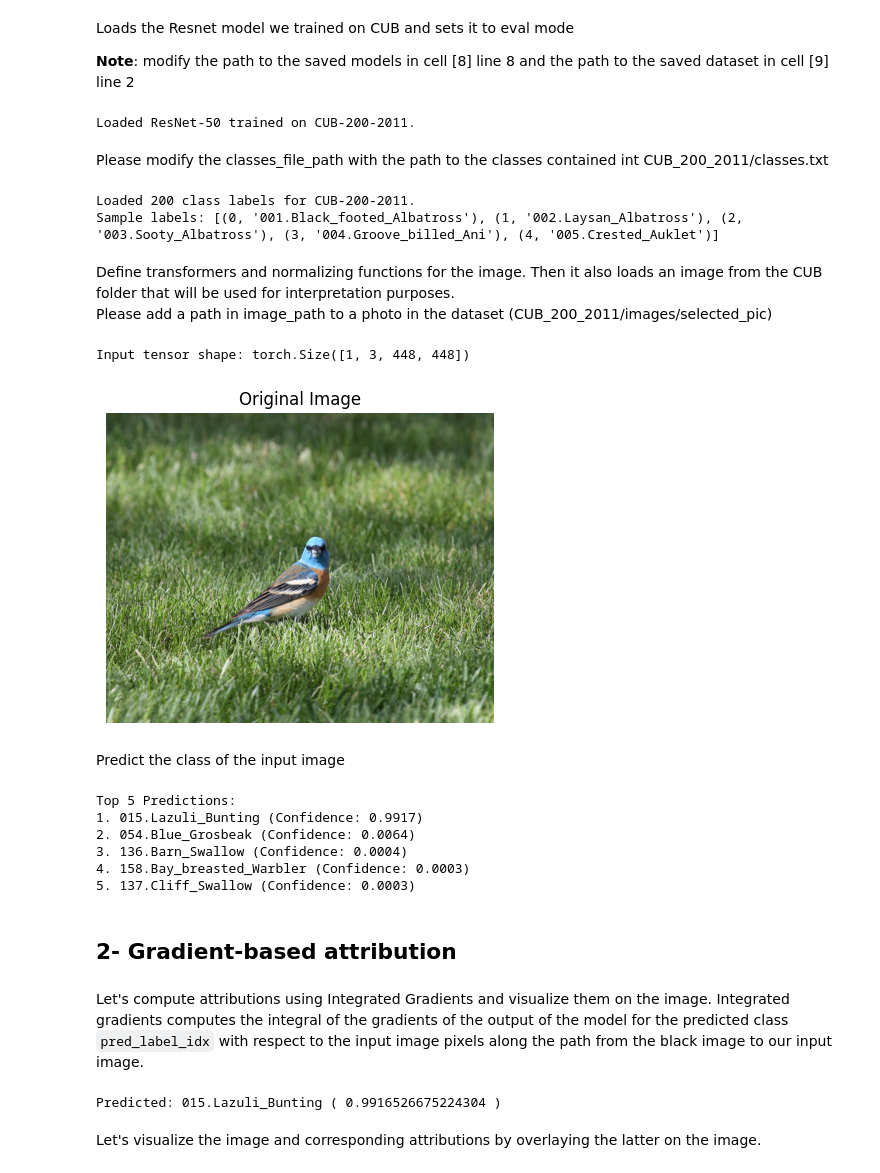
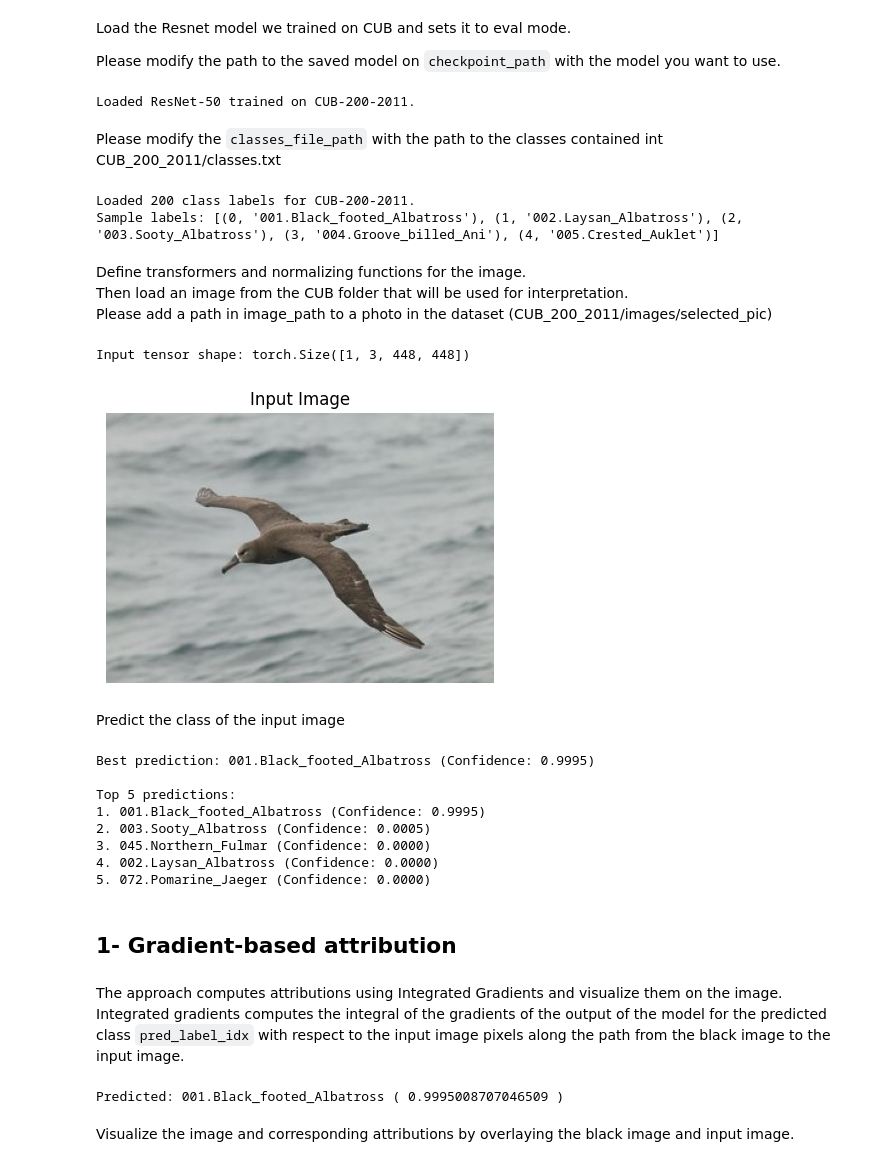
Before and after one commit to samueleantonelli/Explainable_ResNet, a Jupyter notebook: TorchVision_Interpret_new.ipynb, the cells around one changed output. Drawn from its saved outputs; the diff is of its cells as text; code cells hidden in the pictures.

Commit message:
modifications in Model Eval

```diff
--- a/TorchVision_Interpret_new.ipynb
+++ b/TorchVision_Interpret_new.ipynb
@@ -46,7 +54,7 @@ import torchvision.transforms as T
 # %% [markdown]
-Loads the Resnet model we trained on CUB and sets it to eval mode
+Load the Resnet model we trained on CUB and sets it to eval mode. <br>
 
-**Note**: modify the path to the saved models in cell [8] line 8 and the path to the saved dataset in cell [9] line 2
+Please modify the path to the saved model on `checkpoint_path` with the model you want to use.
 # %%
 #initialize ResNet-50 for CUB-200-2011
 model = ResNet(pre_trained=False, n_class=200, model_choice=50)
@@ -69,7 +77,7 @@ print("Loaded ResNet-50 trained on CUB-200-2011.")
 # %% [output]
 Loaded ResNet-50 trained on CUB-200-2011.
 # %% [markdown]
-Please modify the classes_file_path with the path to the classes contained int CUB_200_2011/classes.txt
+Please modify the `classes_file_path` with the path to the classes contained int CUB_200_2011/classes.txt
 # %%
 #define the path to the classes.txt file
 classes_file_path = "/mnt/cimec-storage6/users/samuele.antonelli/modifica_resnet_backup/modifica_resnet/CNN_classifier/CUB_200_2011/classes.txt"  # Update to actual path
@@ -88,82 +96,96 @@ print(f"Sample labels: {list(idx_to_labels.items())[:5]}")
 Loaded 200 class labels for CUB-200-2011.
 Sample labels: [(0, '001.Black_footed_Albatross'), (1, '002.Laysan_Albatross'), (2, '003.Sooty_Albatross'), (3, '004.Groove_billed_Ani'), (4, '005.Crested_Auklet')]
 # %% [markdown]
-Define transformers and normalizing functions for the image.
-Then it also loads an image from the CUB folder that will be used for interpretation purposes.
+Define transformers and normalizing functions for the image. <br>
+Then load an image from the CUB folder that will be used for interpretation.
 Please add a path in image_path to a photo in the dataset (CUB_200_2011/images/selected_pic)
 # %%
 transform = transforms.Compose([
  transforms.Resize(448), #modified from 226 in the original code
  transforms.CenterCrop(448), #modified from 226 in the original code
  transforms.ToTensor()
 ])
 
 transform_normalize = transforms.Normalize(
      mean=[0.485, 0.456, 0.406],
      std=[0.229, 0.224, 0.225]
  )
 
-image_path = "/mnt/cimec-storage6/users/samuele.antonelli/modifica_resnet_backup/modifica_resnet/CNN_classifier/CUB_200_2011/images/015.Lazuli_Bunting/Lazuli_Bunting_0001_14916.jpg"
+image_path = "/mnt/cimec-storage6/users/samuele.antonelli/modifica_resnet_backup/modifica_resnet/CNN_classifier/CUB_200_2011/images/001.Black_footed_Albatross/Black_Footed_Albatross_0001_796111.jpg"
 img = Image.open(image_path).convert("RGB")
 
 transformed_img = transform(img)
 
 input = transform_normalize(transformed_img)
 input = input.unsqueeze(0)
 
-print(f"Input tensor shape: {input.shape}") #added final check
+print(f"Input tensor shape: {input.shape}") #final check to show the tensor shape
 
 #display the original image
 plt.figure(figsize=(5, 5))
 plt.imshow(img)
 plt.axis("off")
-plt.title("Original Image")
+plt.title("Input Image")
 plt.show()
 # %% [output]
 Input tensor shape: torch.Size([1, 3, 448, 448])
-[figure, old version]
+[figure, new version]
 # %% [markdown]
 Predict the class of the input image
 # %%
 #pass the input through the model
 output = model(input)
 
-#spply softmax to get class probabilities
+#apply softmax to get class probabilities
 output = F.softmax(output, dim=1)
 
+#get the highest prediction score and its index
+prediction_score, pred_label_idx = torch.topk(output, 1)
+
+#convert the index to a label
+pred_label_idx.squeeze_()
+predicted_label = idx_to_labels[pred_label_idx.item()]  #use idx_to_labels loaded from classes.txt
+
+print(f'Best prediction: {predicted_label} (Confidence: {prediction_score.squeeze().item():.4f})')
+
+#look for best five predictions
 top5_scores, top5_indices = torch.topk(output, 5)
 
-# Convert indices to labels
+#convert indices to labels
 top5_labels = [idx_to_labels[idx.item()] for idx in top5_indices.squeeze()]
 
-# Print the top 5 predictions
-print("Top 5 Predictions:")
+print("\nTop 5 predictions:")
 for i in range(5):
     print(f"{i+1}. {top5_labels[i]} (Confidence: {top5_scores.squeeze()[i].item():.4f})")
-
-# Display the image
-image = Image.open(image_path)
-image.show()
 # %% [output]
-Top 5 Predictions:
-1. 015.Lazuli_Bunting (Confidence: 0.9917)
-2. 054.Blue_Grosbeak (Confidence: 0.0064)
-3. 136.Barn_Swallow (Confidence: 0.0004)
-4. 158.Bay_breasted_Warbler (Confidence: 0.0003)
-5. 137.Cliff_Swallow (Confidence: 0.0003)
+Best prediction: 001.Black_footed_Albatross (Confidence: 0.9995)
+
+Top 5 predictions:
+1. 001.Black_footed_Albatross (Confidence: 0.9995)
+2. 003.Sooty_Albatross (Confidence: 0.0005)
+3. 045.Northern_Fulmar (Confidence: 0.0000)
+4. 002.Laysan_Albatross (Confidence: 0.0000)
+5. 072.Pomarine_Jaeger (Confidence: 0.0000)
 # %% [markdown]
-## 2- Gradient-based attribution
+## 1- Gradient-based attribution
 # %% [markdown]
-Let's compute attributions using Integrated Gradients and visualize them on the image. Integrated gradients computes the integral of the gradients of the output of the model for the predicted class `pred_label_idx` with respect to the input image pixels along the path from the black image to our input image.
+The approach computes attributions using Integrated Gradients and visualize them on the image. Integrated gradients computes the integral of the gradients of the output of the model for the predicted class `pred_label_idx` with respect to the input image pixels along the path from the black image to the input image.
 # %%
+#get the highest prediction score and its index
+prediction_score, pred_label_idx = torch.topk(output, 1)
+
+#convert the index to a label
+pred_label_idx.squeeze_()
+predicted_label = idx_to_labels[pred_label_idx.item()]
+
 print('Predicted:', predicted_label, '(', prediction_score.squeeze().item(), ')')
 
 integrated_gradients = IntegratedGradients(model)
-attributions_ig = integrated_gradients.attribute(input, target=pred_label_idx, n_steps=200)
+attributions_ig = integrated_gradients.attribute(input, target=pred_label_idx, n_steps=200) #200 steps from black image to input image
 # %% [output]
-Predicted: 015.Lazuli_Bunting ( 0.9916526675224304 )
+Predicted: 001.Black_footed_Albatross ( 0.9995008707046509 )
 # %% [markdown]
-Let's visualize the image and corresponding attributions by overlaying the latter on the image.
+Visualize the image and corresponding attributions by overlaying the black image and input image.
 # %%
 default_cmap = LinearSegmentedColormap.from_list('custom blue',
                                                  [(0, '#ffffff'),
```
Also changed, not shown: parts of 29 cells of this notebook, 15 other files.
